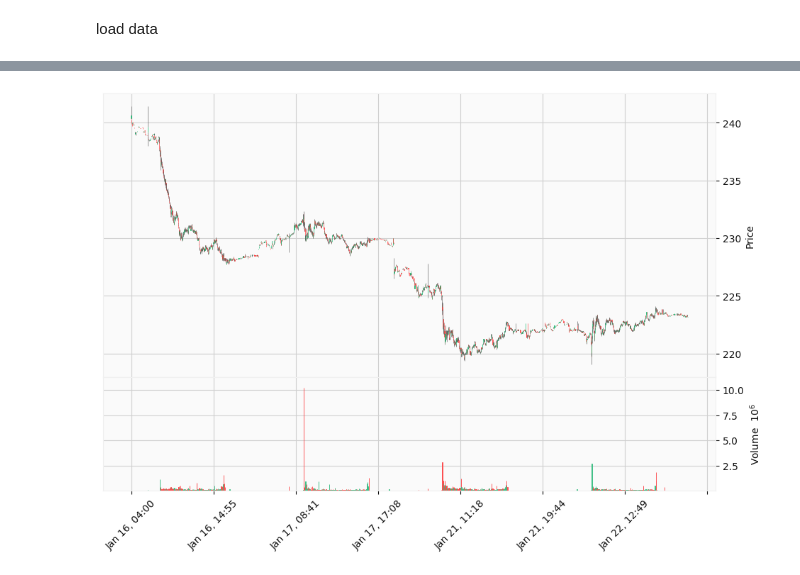
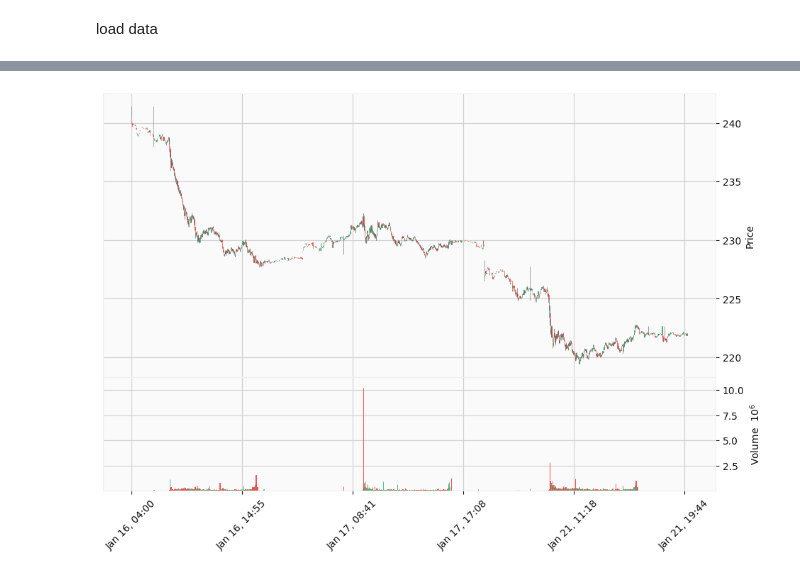
Before and after one commit to barsv/download-polygon-aggregates, a Jupyter notebook: check.ipynb, the cells around one changed output, grey strips where cells are left out. Drawn from its saved outputs; the diff is of its cells as text; code cells hidden in the pictures.

```diff
--- a/check.ipynb
+++ b/check.ipynb
@@ -64,0 +64,3 @@ df
+# %%
+START_DATE = '2025-01-16'  # Specify start date (YYYY-MM-DD)
+END_DATE = '2025-01-22'  # Specify end date (YYYY-MM-DD)
@@ -65,21 +71,19 @@ df
 # %%
-START_DATE = '2025-01-16'  # Specify start date (YYYY-MM-DD)
-END_DATE = '2025-01-23'  # Specify end date (YYYY-MM-DD)
 
 # Filter by date range
 df_slice = df[(df['timestamp'] >= START_DATE) & (df['timestamp'] <= END_DATE)]
 # Prepare data for plotting
 df_slice.set_index('timestamp', inplace=True)
 df_slice = df_slice[['open', 'high', 'low', 'close', 'volume']]
 # Plot candlestick chart
 mpf.plot(
     df_slice,
     type='candle',
     style='yahoo',
     volume=True,
     warn_too_much_data=1000000,
     figsize=(12, 8),  # Set canvas size (width=12 inches, height=8 inches)
 )
 logger.info(f'Plotted candlestick chart for {TICKER} from {START_DATE} to {END_DATE}')
 # %% [output]
-[figure, old version]
+[figure, new version]
```
Also changed, not shown: parts of 4 cells of this notebook, 3 other files.
